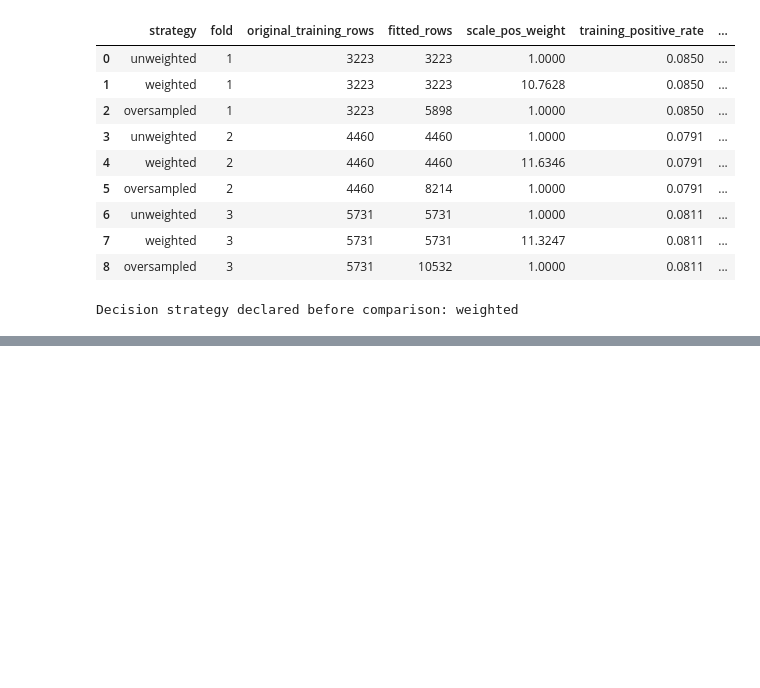
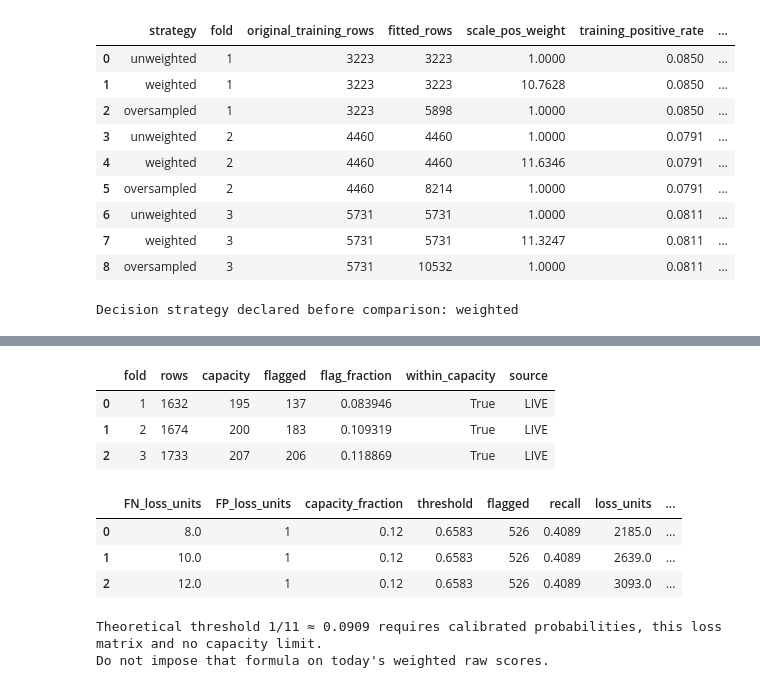
Before and after one commit to khuluodk1998/SDA-DSC-211-StudentCode, a Jupyter notebook: SDA_DSC_211_StudentCode_khuludalyousef_notebook03.ipynb, the cells around one changed output, grey strips where cells are left out. Drawn from its saved outputs; the diff is of its cells as text; code cells hidden in the pictures; blank space fills up the shorter version.

```diff
--- a/SDA_DSC_211_StudentCode_khuludalyousef_notebook03.ipynb
+++ b/SDA_DSC_211_StudentCode_khuludalyousef_notebook03.ipynb
@@ -216,0 +310,25 @@ Decision strategy declared before comparison: weighted
+# %%
+display(periods)
+sensitivity_rows = []
+for fn_cost in [8., 10., 12.]:
+    scenario_policy = replace(policy, false_negative_cost=fn_cost)
+    scenario = select_threshold(threshold_sweep(selected, scenario_policy))
+    sensitivity_rows.append({"FN_loss_units": fn_cost, "FP_loss_units": policy.false_positive_cost,
+        "capacity_fraction": policy.max_flag_fraction, "threshold": scenario["threshold"],
+        "flagged": scenario["flagged"], "recall": scenario["recall"],
+        "loss_units": scenario["loss_units"], "capacity_feasible": scenario["capacity_feasible"], "source": SOURCE})
+sensitivity = pd.DataFrame(sensitivity_rows)
+display(sensitivity.round(4))
+print("Theoretical threshold 1/11 ≈ 0.0909 requires calibrated probabilities, this loss matrix and no capacity limit.")
+print("Do not impose that formula on today's weighted raw scores.")
+# %% [output]
+|  | fold | rows | capacity | flagged | flag_fraction | within_capacity | source |
+| 0 | 1 | 1632 | 195 | 137 | 0.083946 | True | LIVE |
+| 1 | 2 | 1674 | 200 | 183 | 0.109319 | True | LIVE |
+| 2 | 3 | 1733 | 207 | 206 | 0.118869 | True | LIVE |
+|  | FN_loss_units | FP_loss_units | capacity_fraction | threshold | flagged | recall | loss_units | ... |
+| 0 | 8.0 | 1 | 0.12 | 0.6583 | 526 | 0.4089 | 2185.0 | ... |
+| 1 | 10.0 | 1 | 0.12 | 0.6583 | 526 | 0.4089 | 2639.0 | ... |
+| 2 | 12.0 | 1 | 0.12 | 0.6583 | 526 | 0.4089 | 3093.0 | ... |
+Theoretical threshold 1/11 ≈ 0.0909 requires calibrated probabilities, this loss matrix and no capacity limit.
+Do not impose that formula on today's weighted raw scores.
```
Also changed, not shown: parts of 5 cells of this notebook.
